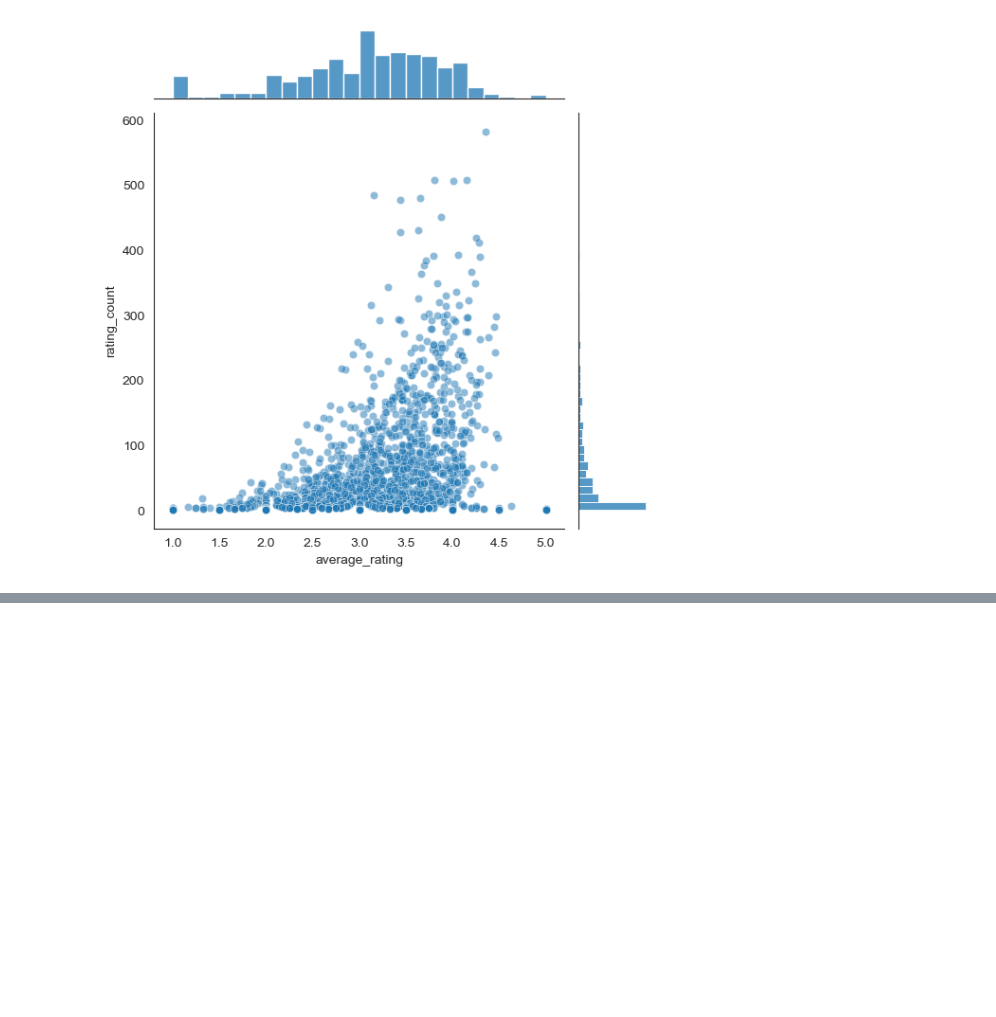
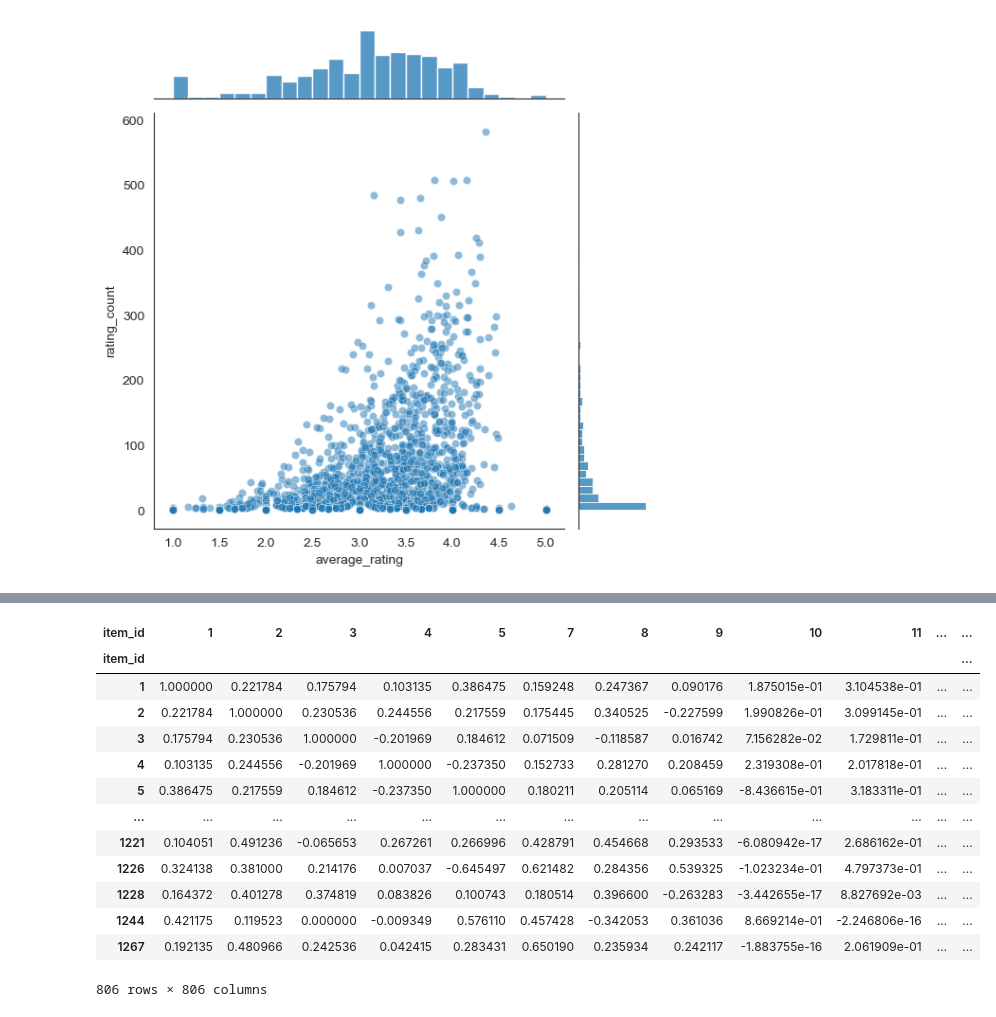
Before and after one commit to manojkhara/Recommender_Systems, a Jupyter notebook: item_similarity.ipynb, the cells around one changed output, grey strips where cells are left out. Saved outputs shown, nothing was run; the diff lists cells and outputs as text; code cells hidden in the pictures; blank space fills up the shorter version.

```diff
--- a/item_similarity.ipynb
+++ b/item_similarity.ipynb
@@ -154,0 +207,19 @@ moviemat.head()
+# %%
+# find the correlation between movies
+corr_matrix = y_matrix.T.corr(method='pearson')
+corr_matrix
+# %% [output]
+| item_id | 1 | 2 | 3 | 4 | 5 | 7 | 8 | 9 | 10 | 11 | ... | ... |
+| item_id |  |  |  |  |  |  |  |  |  |  |  | ... |
+| 1 | 1.000000 | 0.221784 | 0.175794 | 0.103135 | 0.386475 | 0.159248 | 0.247367 | 0.090176 | 1.875015e-01 | 3.104538e-01 | ... | ... |
+| 2 | 0.221784 | 1.000000 | 0.230536 | 0.244556 | 0.217559 | 0.175445 | 0.340525 | -0.227599 | 1.990826e-01 | 3.099145e-01 | ... | ... |
+| 3 | 0.175794 | 0.230536 | 1.000000 | -0.201969 | 0.184612 | 0.071509 | -0.118587 | 0.016742 | 7.156282e-02 | 1.729811e-01 | ... | ... |
+| 4 | 0.103135 | 0.244556 | -0.201969 | 1.000000 | -0.237350 | 0.152733 | 0.281270 | 0.208459 | 2.319308e-01 | 2.017818e-01 | ... | ... |
+| 5 | 0.386475 | 0.217559 | 0.184612 | -0.237350 | 1.000000 | 0.180211 | 0.205114 | 0.065169 | -8.436615e-01 | 3.183311e-01 | ... | ... |
+| ... | ... | ... | ... | ... | ... | ... | ... | ... | ... | ... | ... | ... |
+| 1221 | 0.104051 | 0.491236 | -0.065653 | 0.267261 | 0.266996 | 0.428791 | 0.454668 | 0.293533 | -6.080942e-17 | 2.686162e-01 | ... | ... |
+| 1226 | 0.324138 | 0.381000 | 0.214176 | 0.007037 | -0.645497 | 0.621482 | 0.284356 | 0.539325 | -1.023234e-01 | 4.797373e-01 | ... | ... |
+| 1228 | 0.164372 | 0.401278 | 0.374819 | 0.083826 | 0.100743 | 0.180514 | 0.396600 | -0.263283 | -3.442655e-17 | 8.827692e-03 | ... | ... |
+| 1244 | 0.421175 | 0.119523 | 0.000000 | -0.009349 | 0.576110 | 0.457428 | -0.342053 | 0.361036 | 8.669214e-01 | -2.246806e-16 | ... | ... |
+| 1267 | 0.192135 | 0.480966 | 0.242536 | 0.042415 | 0.283431 | 0.650190 | 0.235934 | 0.242117 | -1.883755e-16 | 2.061909e-01 | ... | ... |
+806 rows × 806 columns
```
Also changed, not shown: parts of 14 cells of this notebook.
